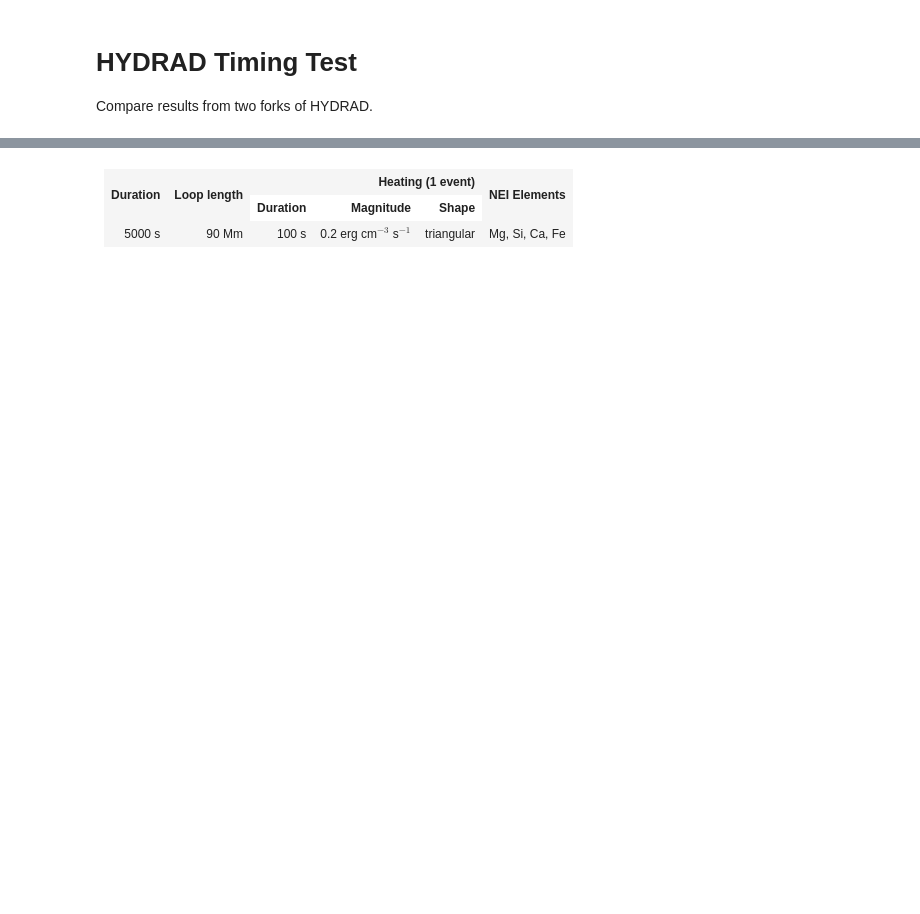
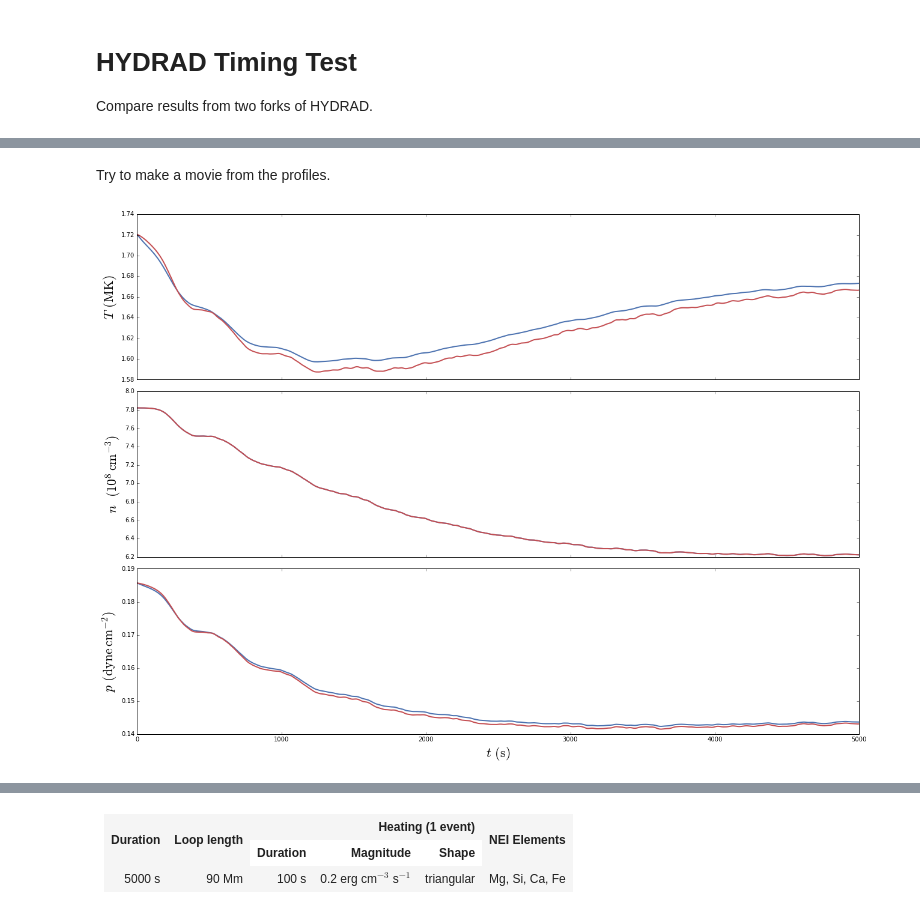
Before and after one commit to wtbarnes/research_notebook, a Jupyter notebook: HYDRAD/hydrad_timing_test.ipynb, the cells around one changed output, grey strips where cells are left out. Cells and saved outputs as stored; diff of their text form; code cells hidden in the pictures; blank space fills up the shorter version.

```diff
--- a/HYDRAD/hydrad_timing_test.ipynb
+++ b/HYDRAD/hydrad_timing_test.ipynb
@@ -10,0 +26,7 @@ import quick_look as ql
+# %% [markdown]
+Try to make a movie from the profiles.
+# %%
+hydrad_steady.make_timeseries()
+hydrad_steady.plot_timeseries()
+# %% [output]
+[figure, added]
```
Also changed, not shown: parts of 20 cells of this notebook, 2 other files.
